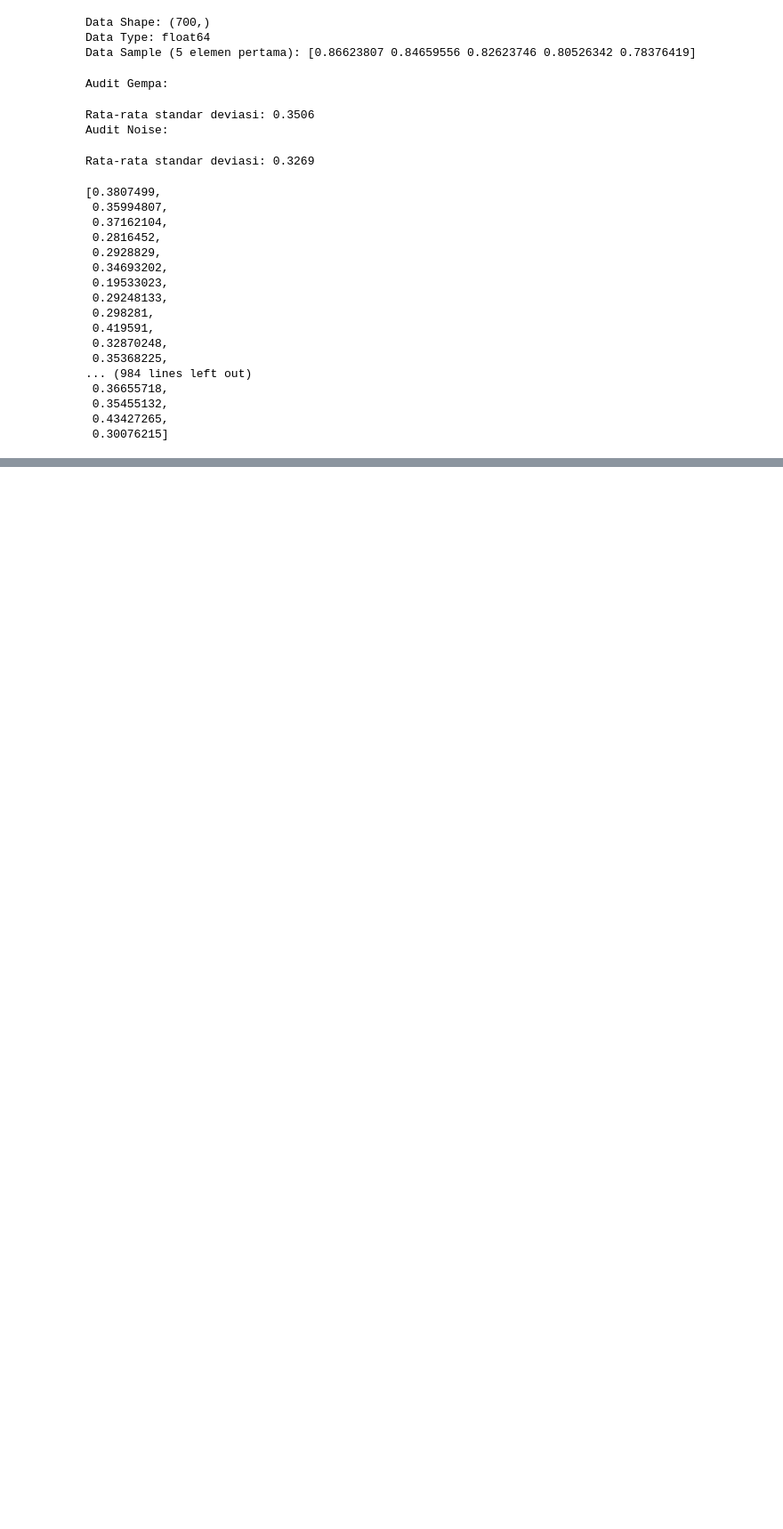
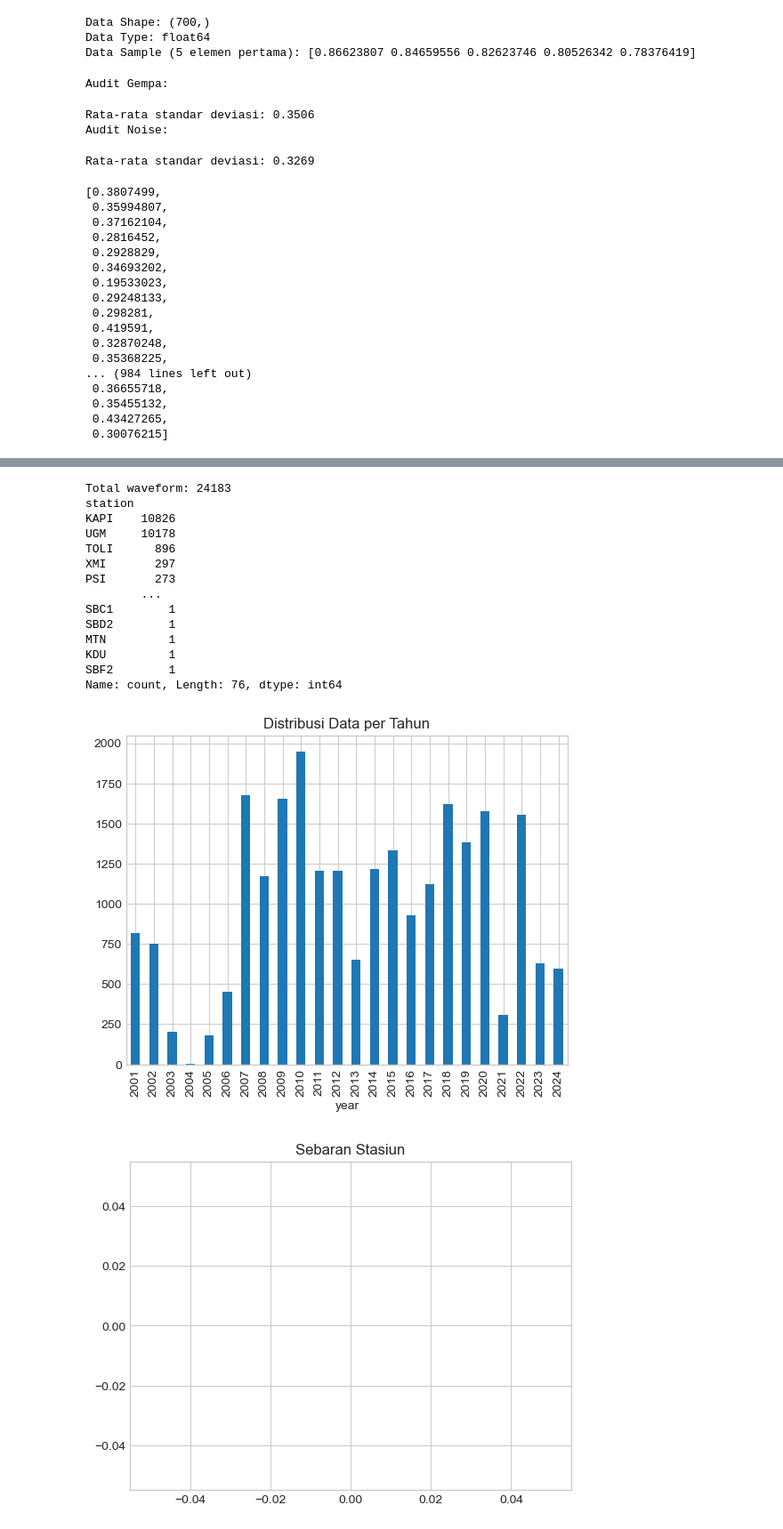
Before and after one commit to verykurniabakti/seismiccode, a Jupyter notebook: mcu_quake/code_gen_trying/indonesia_jaya_benchmarking_data/investigator_visualisator.ipynb, the cells around one changed output, grey strips where cells are left out. Shown at 89% size. Drawn from its saved outputs; the diff is of its cells as text; code cells hidden in the pictures; blank space fills up the shorter version.

```diff
--- a/mcu_quake/code_gen_trying/indonesia_jaya_benchmarking_data/investigator_visualisator.ipynb
+++ b/mcu_quake/code_gen_trying/indonesia_jaya_benchmarking_data/investigator_visualisator.ipynb
@@ -1330,0 +1585,63 @@ Rata-rata standar deviasi: 0.3269
+# %%
+import os
+import pandas as pd
+import numpy as np
+import matplotlib.pyplot as plt
+from obspy import read
+from tqdm import tqdm
+
+DATA_PATH = '/Volumes/Local Disk/Code_Git/S3_code/seismic/mcu_quake/code_gen_trying/indonesia_jaya_benchmarking_data/output/waveform_buffer/waveform_ready'
+
+def analyze_seismic_data(data_path):
+    metadata = []
+
+    # 1. Crawling Data
+    for root, dirs, files in os.walk(data_path):
+        for file in files:
+            if file.endswith('.mseed'):
+                try:
+                    st = read(os.path.join(root, file), headonly=True)
+                    tr = st[0].stats
+                    metadata.append({
+                        'year': root.split('/')[-2], # Asumsi struktur folder .../2001/event_id/file.mseed
+                        'station': tr.station,
+                        'network': tr.network,
+                        'lat': tr.sac.stla if hasattr(tr, 'sac') else np.nan,
+                        'lon': tr.sac.stlo if hasattr(tr, 'sac') else np.nan,
+                        'starttime': tr.starttime.datetime
+                    })
+                except: continue
+
+    df = pd.DataFrame(metadata)
+
+    # 2. Analisis Jumlah
+    print(f"Total waveform: {len(df)}")
+    print(df['station'].value_counts())
+
+    # 3. Visualisasi Distribusi Tahun
+    df.groupby('year').size().plot(kind='bar', title="Distribusi Data per Tahun")
+    plt.show()
+
+    # 4. Sebaran Stasiun (Geospatial)
+    plt.scatter(df['lon'], df['lat'], alpha=0.5)
+    plt.title("Sebaran Stasiun")
+    plt.show()
+
+analyze_seismic_data(DATA_PATH)
+# %% [output]
+Total waveform: 24183
+station
+KAPI    10826
+UGM     10178
+TOLI      896
+XMI       297
+PSI       273
+        ...
+SBC1        1
+SBD2        1
+MTN         1
+KDU         1
+SBF2        1
+Name: count, Length: 76, dtype: int64
+[figure, added]
+[figure, added]
```
Also changed, not shown: parts of 3 cells of this notebook, 6 other files.
